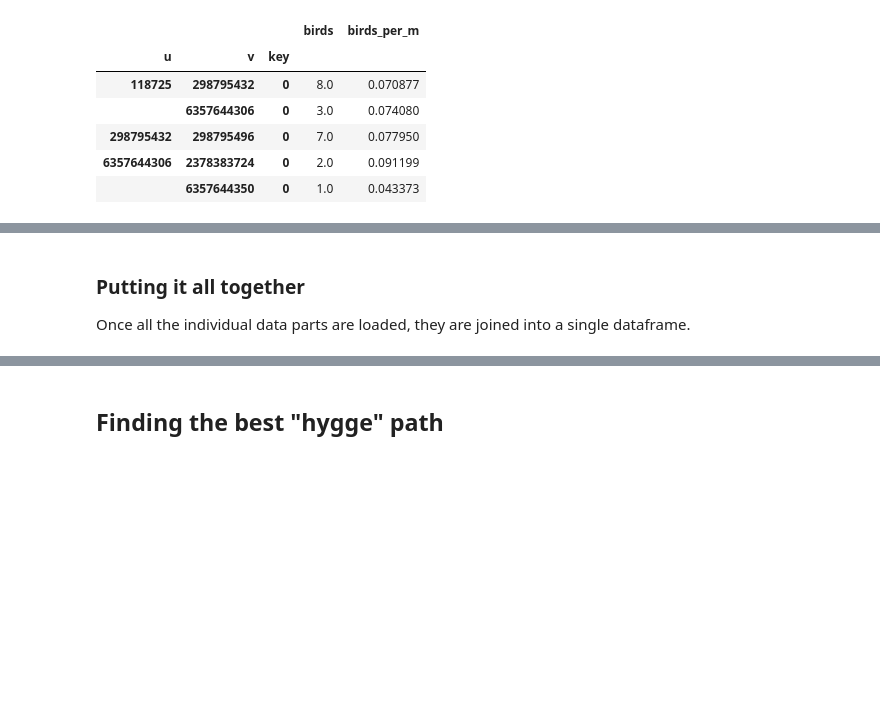
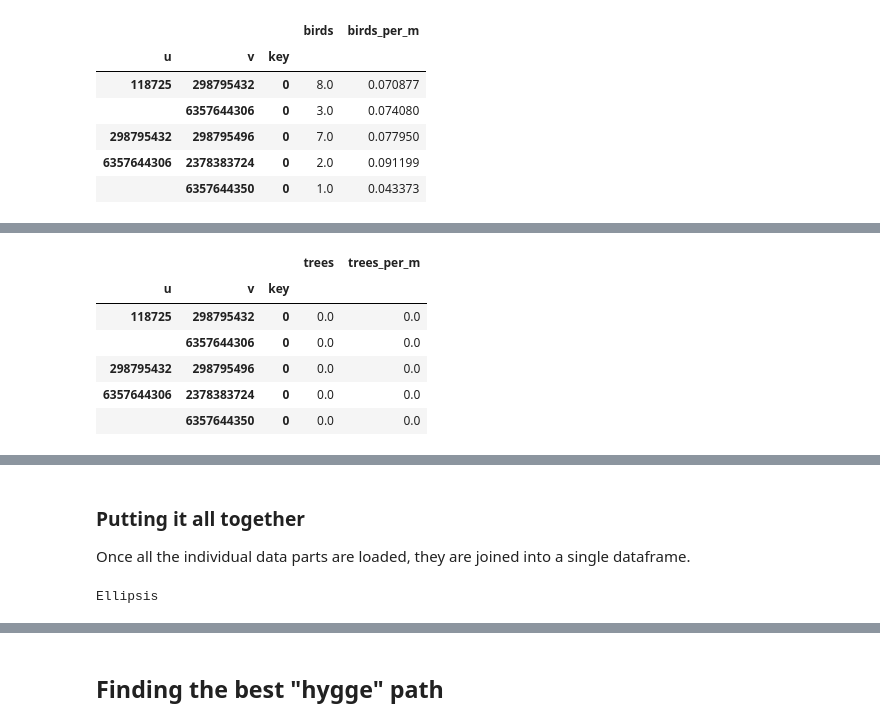
Before and after one commit to Marcus-Friis/geospatial-exam, a Jupyter notebook: notebooks/hyggefinder.ipynb, the cells around one changed output, grey strips where cells are left out. Saved outputs shown, nothing was run; the diff lists cells and outputs as text; code cells hidden in the pictures; blank space fills up the shorter version.

Commit message:
added tree data to pathfinder

```diff
--- a/notebooks/hyggefinder.ipynb
+++ b/notebooks/hyggefinder.ipynb
@@ -42,3 +42,14 @@ birds.head()
+# %%
+trees = pd.read_csv('../data/tree_edges.csv').set_index(['u', 'v', 'key'])
+trees.head()
+# %% [output]
+|  |  |  | trees | trees_per_m |
+| u | v | key |  |  |
+| 118725 | 298795432 | 0 | 0.0 | 0.0 |
+|  | 6357644306 | 0 | 0.0 | 0.0 |
+| 298795432 | 298795496 | 0 | 0.0 | 0.0 |
+| 6357644306 | 2378383724 | 0 | 0.0 | 0.0 |
+|  | 6357644350 | 0 | 0.0 | 0.0 |
 # %% [markdown]
 ### Traffic noise attributes
 ![image.png](../pictures/noise.png)
@@ -46,9 +57,12 @@ birds.head()
 ### Putting it all together
 Once all the individual data parts are loaded, they are joined into a single dataframe.
 # %%
-gdf = edges.merge(birds, right_index=True, left_index=True, how='left')
-... # trees
+gdf = edges
+gdf = gdf.merge(birds, right_index=True, left_index=True, how='left')
+gdf = gdf.merge(trees, right_index=True, left_index=True, how='left')
 ... # noise
+# %% [output]
+Ellipsis
 # %%
 gdf.head()
 # %% [output]
```
Also changed, not shown: parts of 5 cells of this notebook.
